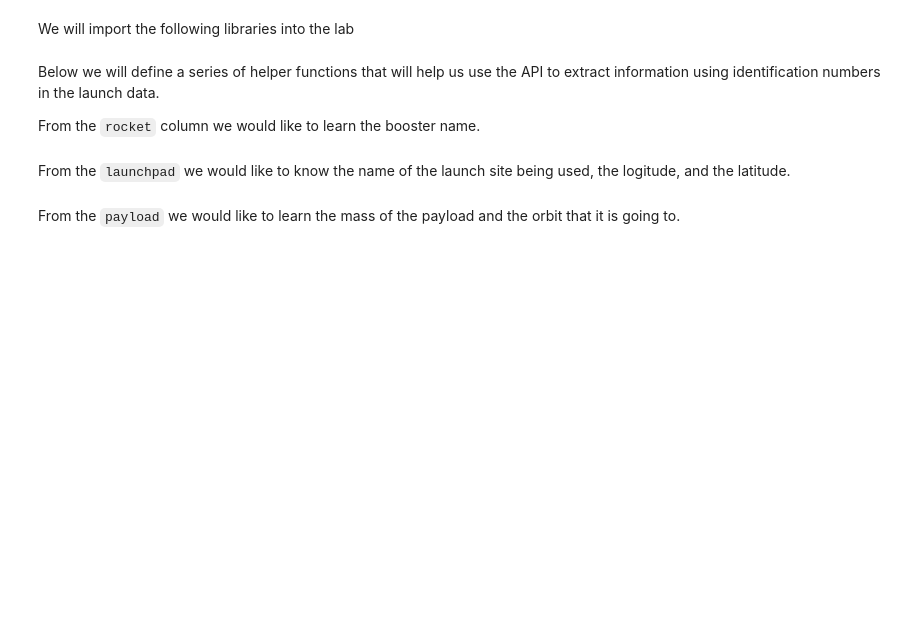
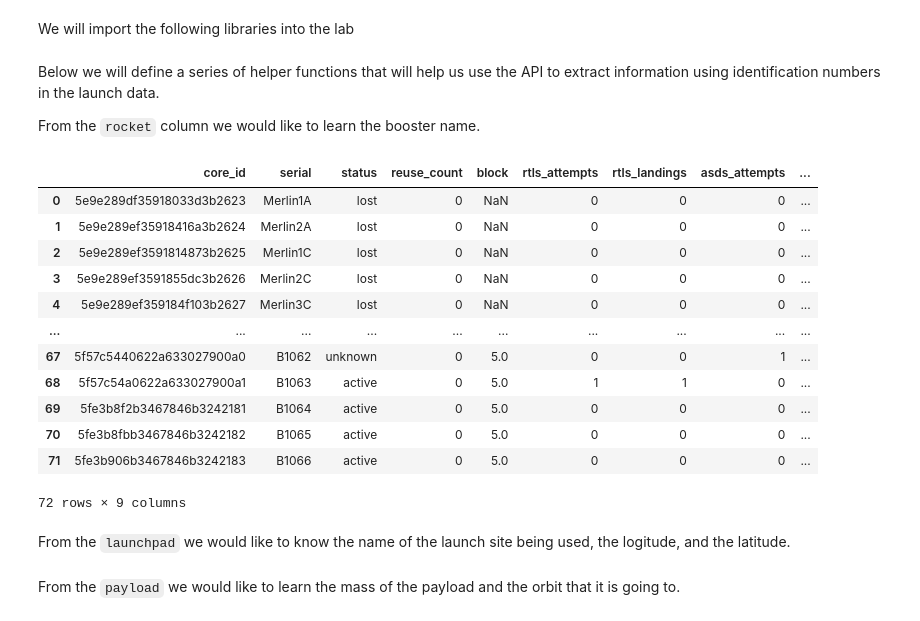
Before and after one commit to drkknght/DSRepo, a Jupyter notebook: jupyter-labs-spacex-data-collection-api.ipynb, the cells around one changed output. Drawn from its saved outputs; the diff is of its cells as text; code cells hidden in the pictures; blank space fills up the shorter version.

```diff
--- a/jupyter-labs-spacex-data-collection-api.ipynb
+++ b/jupyter-labs-spacex-data-collection-api.ipynb
@@ -51,6 +53,25 @@ pd.set_option('display.max_colwidth', None)
 Below we will define a series of helper functions that will help us use the API to extract information using identification numbers in the launch data.
 
 From the <code>rocket</code> column we would like to learn the booster name.
+# %%
+data_rocket = pd.read_csv("./rockets.csv")
+data_launchsite = pd.read_csv("./launchpads.csv")
+data_payload = pd.read_csv("./payloads.csv")
+data_cores = pd.read_csv("./cores.csv")
+# %% [output]
+|  | core_id | serial | status | reuse_count | block | rtls_attempts | rtls_landings | asds_attempts | ... |
+| 0 | 5e9e289df35918033d3b2623 | Merlin1A | lost | 0 | NaN | 0 | 0 | 0 | ... |
+| 1 | 5e9e289ef35918416a3b2624 | Merlin2A | lost | 0 | NaN | 0 | 0 | 0 | ... |
+| 2 | 5e9e289ef3591814873b2625 | Merlin1C | lost | 0 | NaN | 0 | 0 | 0 | ... |
+| 3 | 5e9e289ef3591855dc3b2626 | Merlin2C | lost | 0 | NaN | 0 | 0 | 0 | ... |
+| 4 | 5e9e289ef359184f103b2627 | Merlin3C | lost | 0 | NaN | 0 | 0 | 0 | ... |
+| ... | ... | ... | ... | ... | ... | ... | ... | ... | ... |
+| 67 | 5f57c5440622a633027900a0 | B1062 | unknown | 0 | 5.0 | 0 | 0 | 1 | ... |
+| 68 | 5f57c54a0622a633027900a1 | B1063 | active | 0 | 5.0 | 1 | 1 | 0 | ... |
+| 69 | 5fe3b8f2b3467846b3242181 | B1064 | active | 0 | 5.0 | 0 | 0 | 0 | ... |
+| 70 | 5fe3b8fbb3467846b3242182 | B1065 | active | 0 | 5.0 | 0 | 0 | 0 | ... |
+| 71 | 5fe3b906b3467846b3242183 | B1066 | active | 0 | 5.0 | 0 | 0 | 0 | ... |
+72 rows × 9 columns
 # %%
 # Takes the dataset and uses the rocket column to call the API and append the data to the list
 def getBoosterVersion(data):
```
Also changed, not shown: parts of 20 cells of this notebook.
